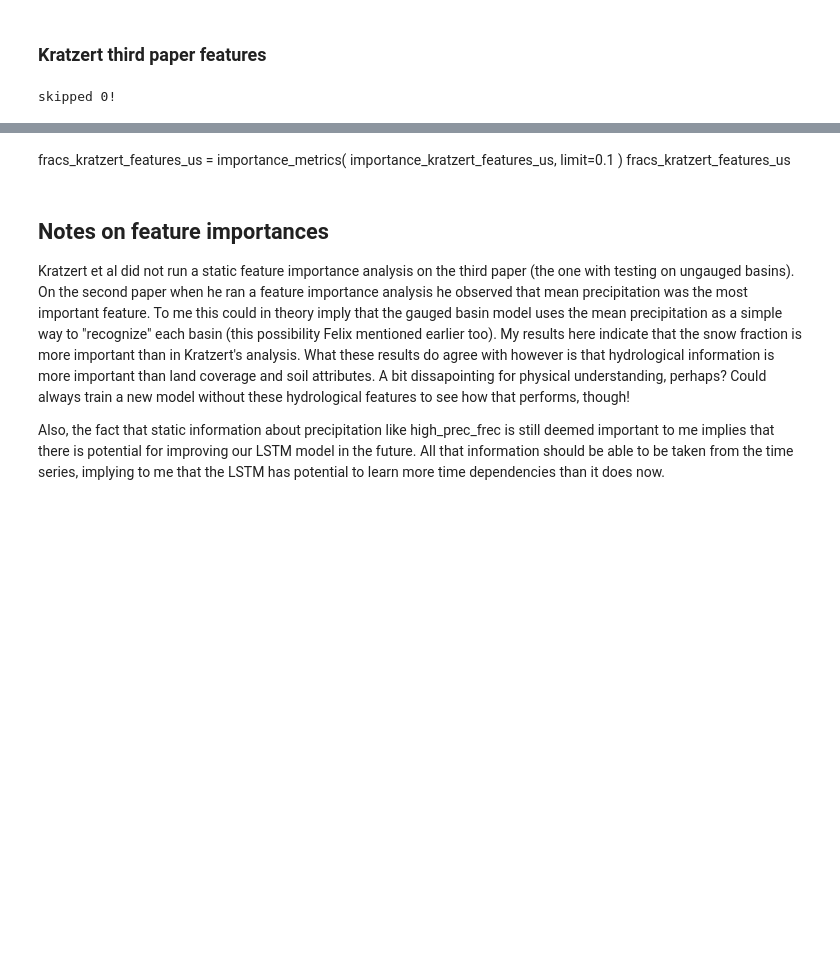
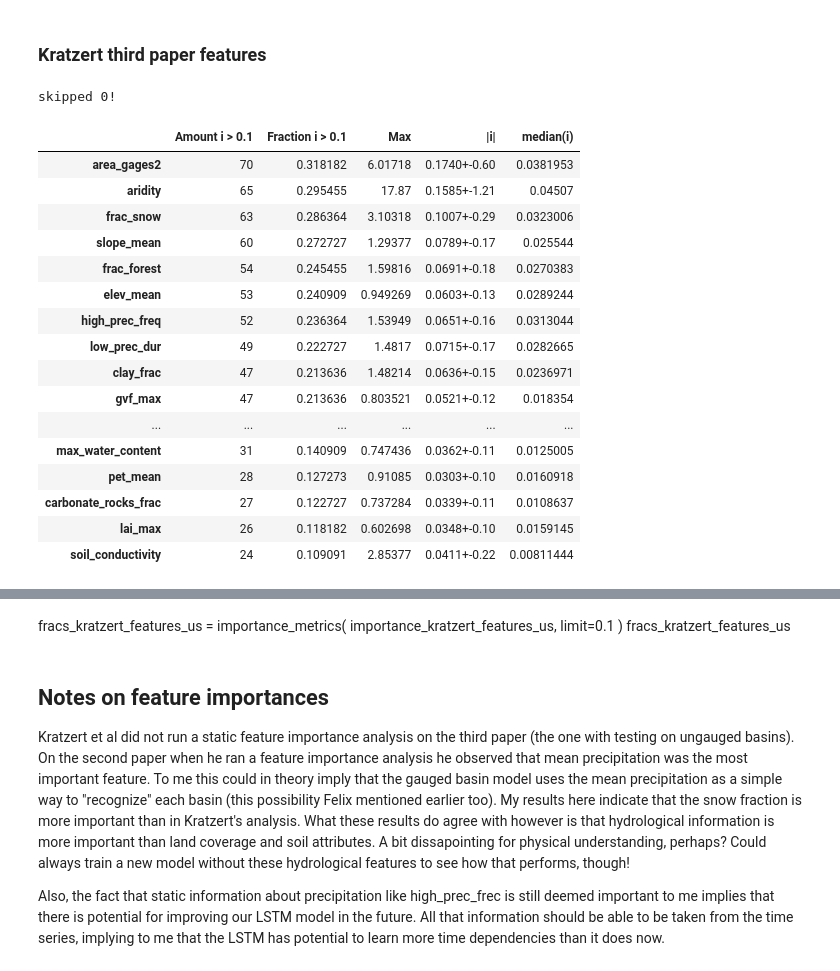
Before and after one commit to bernharl/Master-Thesis, a Jupyter notebook: notebooks/permutation_test.ipynb, the cells around one changed output, grey strips where cells are left out. Saved outputs shown, nothing was run; the diff lists cells and outputs as text; code cells hidden in the pictures; blank space fills up the shorter version.

```diff
--- a/notebooks/permutation_test.ipynb
+++ b/notebooks/permutation_test.ipynb
@@ -559,3 +545,26 @@ importance_kratzert_features_us = calc_i(
 )
 # %% [output]
 skipped 0!
+# %%
+fracs_kratzert_features_us = importance_metrics(
+    importance_kratzert_features_us, limit=0.1
+)
+fracs_kratzert_features_us
+# %% [output]
+|  | Amount i > 0.1 | Fraction i > 0.1 | Max | |i| | median(i) |
+| area_gages2 | 70 | 0.318182 | 6.01718 | 0.1740+-0.60 | 0.0381953 |
+| aridity | 65 | 0.295455 | 17.87 | 0.1585+-1.21 | 0.04507 |
+| frac_snow | 63 | 0.286364 | 3.10318 | 0.1007+-0.29 | 0.0323006 |
+| slope_mean | 60 | 0.272727 | 1.29377 | 0.0789+-0.17 | 0.025544 |
+| frac_forest | 54 | 0.245455 | 1.59816 | 0.0691+-0.18 | 0.0270383 |
+| elev_mean | 53 | 0.240909 | 0.949269 | 0.0603+-0.13 | 0.0289244 |
+| high_prec_freq | 52 | 0.236364 | 1.53949 | 0.0651+-0.16 | 0.0313044 |
+| low_prec_dur | 49 | 0.222727 | 1.4817 | 0.0715+-0.17 | 0.0282665 |
+| clay_frac | 47 | 0.213636 | 1.48214 | 0.0636+-0.15 | 0.0236971 |
+| gvf_max | 47 | 0.213636 | 0.803521 | 0.0521+-0.12 | 0.018354 |
+| ... | ... | ... | ... | ... | ... |
+| max_water_content | 31 | 0.140909 | 0.747436 | 0.0362+-0.11 | 0.0125005 |
+| pet_mean | 28 | 0.127273 | 0.91085 | 0.0303+-0.10 | 0.0160918 |
+| carbonate_rocks_frac | 27 | 0.122727 | 0.737284 | 0.0339+-0.11 | 0.0108637 |
+| lai_max | 26 | 0.118182 | 0.602698 | 0.0348+-0.10 | 0.0159145 |
+| soil_conductivity | 24 | 0.109091 | 2.85377 | 0.0411+-0.22 | 0.00811444 |
```
Also changed, not shown: parts of 17 cells of this notebook.
